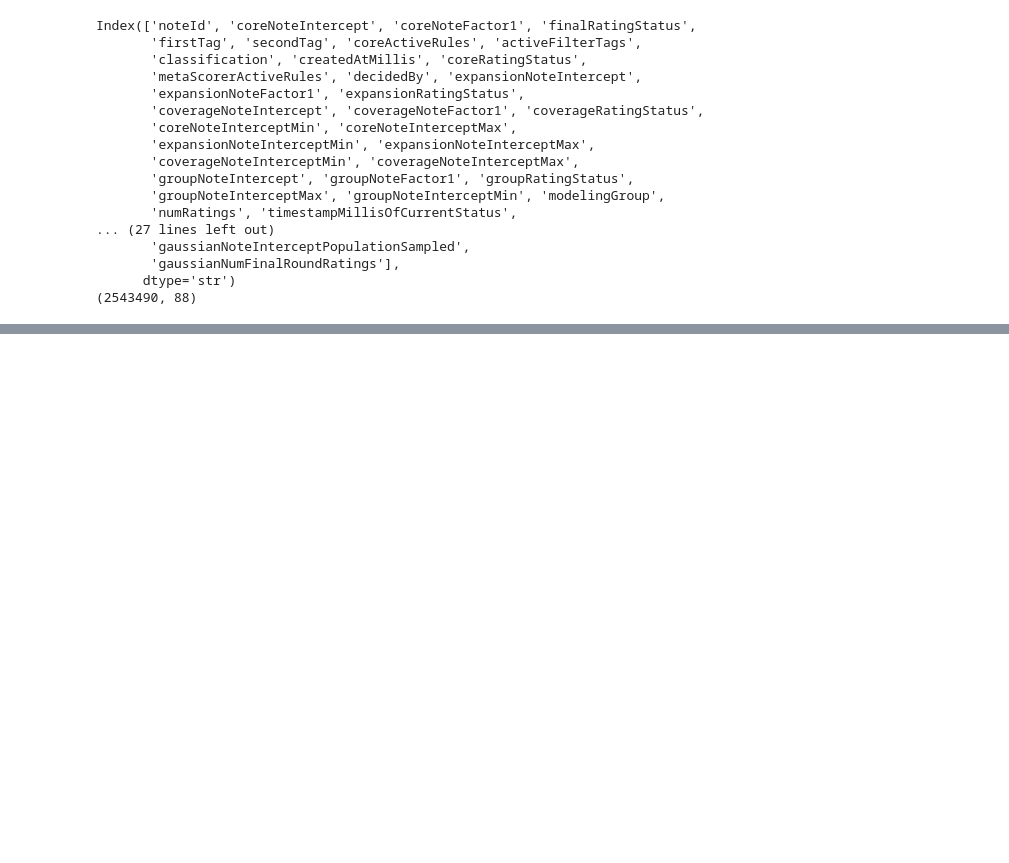
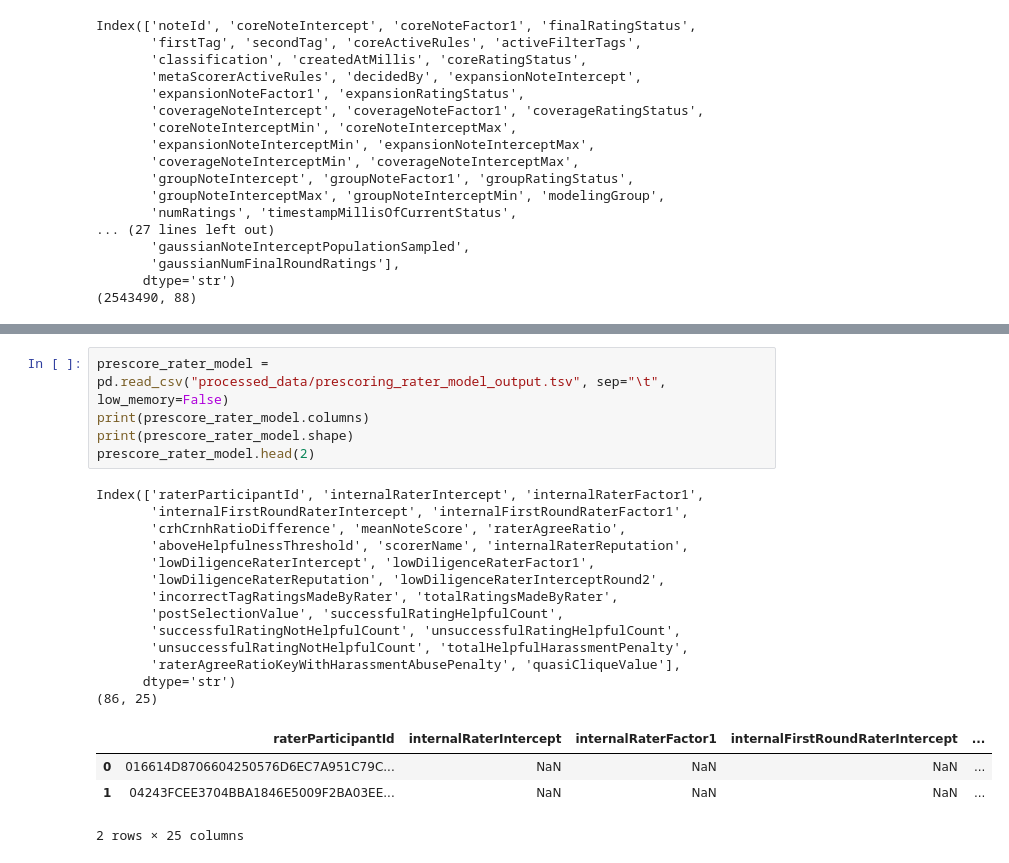
Before and after one commit to qiaoyc2/494-algo-representations, a Jupyter notebook: task2.ipynb, the cells around one changed output, grey strips where cells are left out. Saved outputs shown, nothing was run; the diff lists cells and outputs as text; blank space fills up the shorter version.

```diff
--- a/task2.ipynb
+++ b/task2.ipynb
@@ -486,0 +512,23 @@ Index(['noteId', 'coreNoteIntercept', 'coreNoteFactor1', 'finalRatingStatus',
+# %%
+prescore_rater_model = pd.read_csv("processed_data/prescoring_rater_model_output.tsv", sep="\t", low_memory=False)
+print(prescore_rater_model.columns)
+print(prescore_rater_model.shape)
+prescore_rater_model.head(2)
+# %% [output]
+Index(['raterParticipantId', 'internalRaterIntercept', 'internalRaterFactor1',
+       'internalFirstRoundRaterIntercept', 'internalFirstRoundRaterFactor1',
+       'crhCrnhRatioDifference', 'meanNoteScore', 'raterAgreeRatio',
+       'aboveHelpfulnessThreshold', 'scorerName', 'internalRaterReputation',
+       'lowDiligenceRaterIntercept', 'lowDiligenceRaterFactor1',
+       'lowDiligenceRaterReputation', 'lowDiligenceRaterInterceptRound2',
+       'incorrectTagRatingsMadeByRater', 'totalRatingsMadeByRater',
+       'postSelectionValue', 'successfulRatingHelpfulCount',
+       'successfulRatingNotHelpfulCount', 'unsuccessfulRatingHelpfulCount',
+       'unsuccessfulRatingNotHelpfulCount', 'totalHelpfulHarassmentPenalty',
+       'raterAgreeRatioKeyWithHarassmentAbusePenalty', 'quasiCliqueValue'],
+      dtype='str')
+(86, 25)
+|  | raterParticipantId | internalRaterIntercept | internalRaterFactor1 | internalFirstRoundRaterIntercept | ... |
+| 0 | 016614D8706604250576D6EC7A951C79C... | NaN | NaN | NaN | ... |
+| 1 | 04243FCEE3704BBA1846E5009F2BA03EE... | NaN | NaN | NaN | ... |
+2 rows × 25 columns
```
Also changed, not shown: parts of 5 cells of this notebook.
